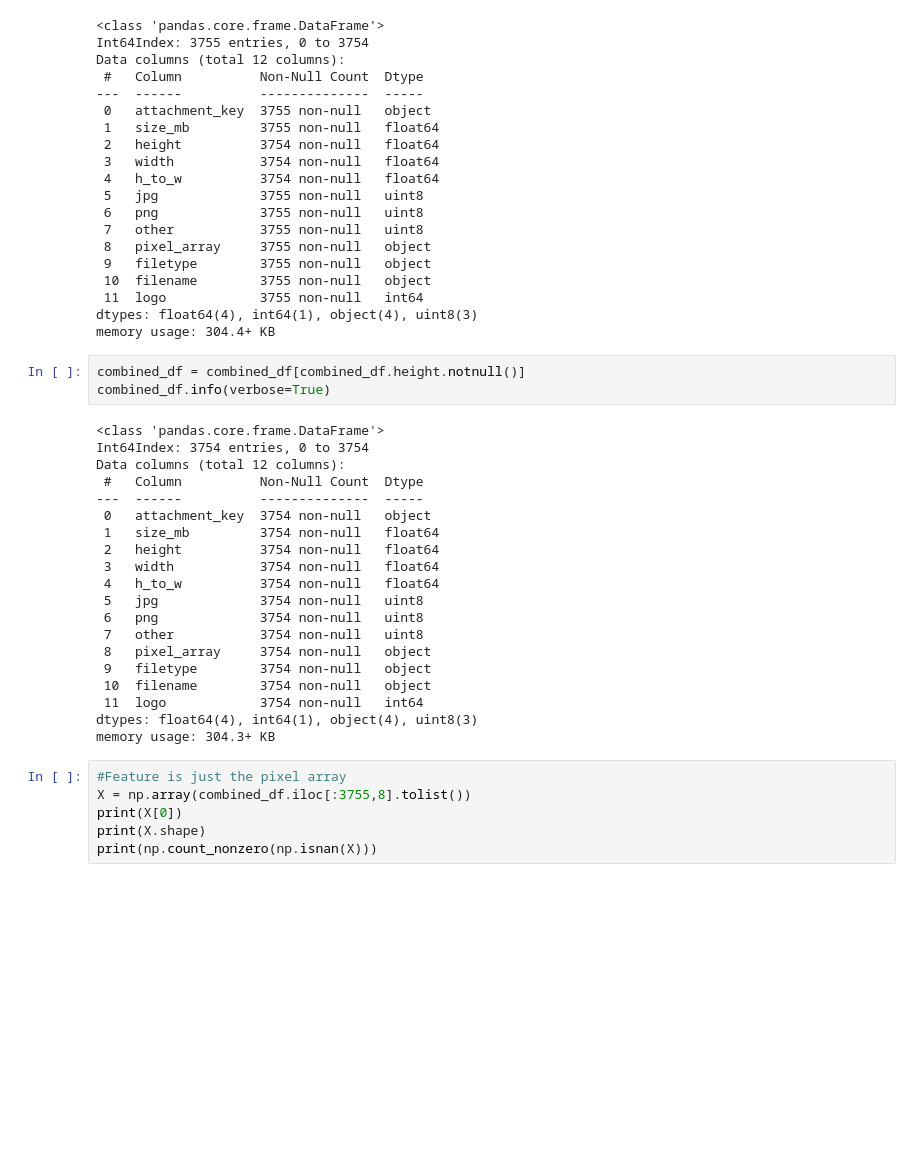
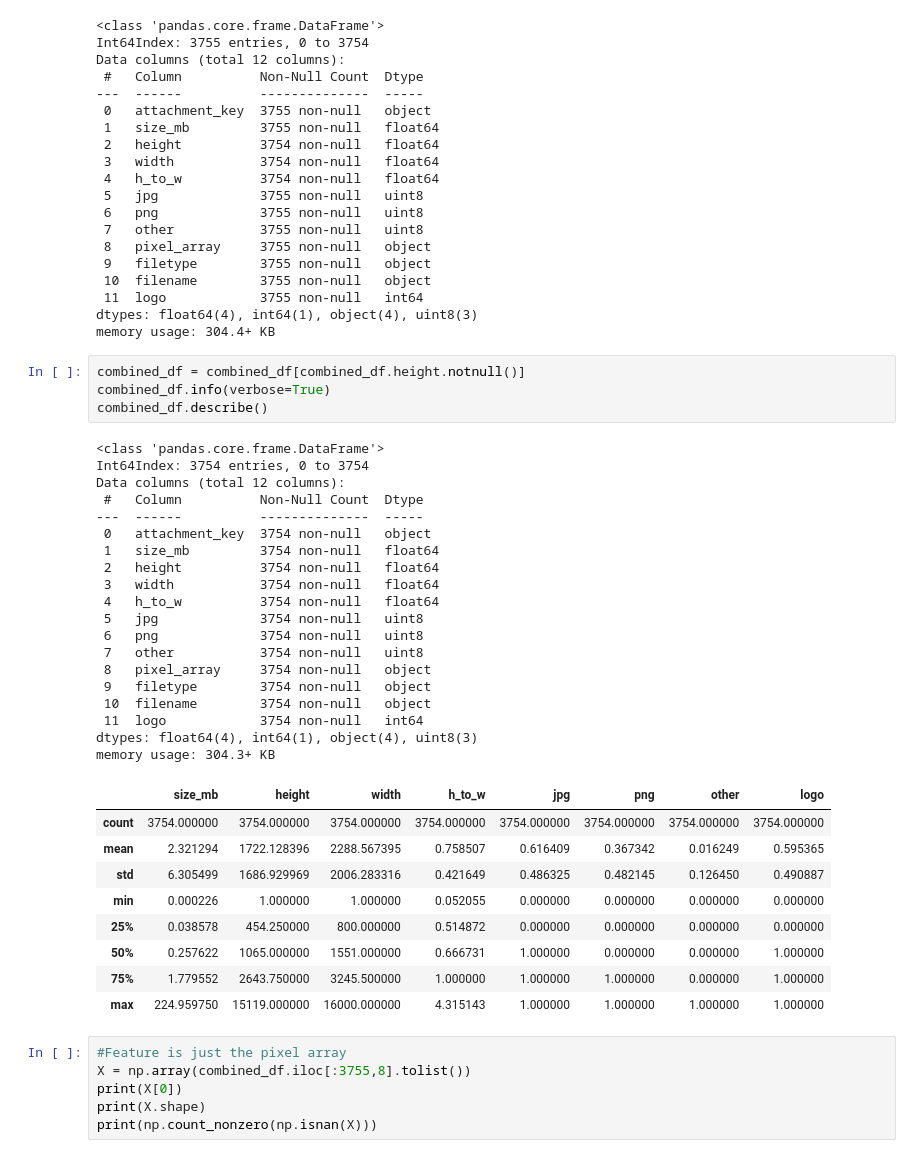
Before and after one commit to lauraherman22/w207_final_project, a Jupyter notebook: Final_Project_ET.ipynb, the cells around one changed output. Cells and saved outputs as stored; diff of their text form; blank space fills up the shorter version.

```diff
--- a/Final_Project_ET.ipynb
+++ b/Final_Project_ET.ipynb
@@ -177,26 +179,36 @@ memory usage: 304.4+ KB
 # %%
 combined_df = combined_df[combined_df.height.notnull()]
 combined_df.info(verbose=True)
+combined_df.describe()
 # %% [output]
 <class 'pandas.core.frame.DataFrame'>
 Int64Index: 3754 entries, 0 to 3754
 Data columns (total 12 columns):
  #   Column          Non-Null Count  Dtype
 ---  ------          --------------  -----
  0   attachment_key  3754 non-null   object
  1   size_mb         3754 non-null   float64
  2   height          3754 non-null   float64
  3   width           3754 non-null   float64
  4   h_to_w          3754 non-null   float64
  5   jpg             3754 non-null   uint8
  6   png             3754 non-null   uint8
  7   other           3754 non-null   uint8
  8   pixel_array     3754 non-null   object
  9   filetype        3754 non-null   object
  10  filename        3754 non-null   object
  11  logo            3754 non-null   int64
 dtypes: float64(4), int64(1), object(4), uint8(3)
 memory usage: 304.3+ KB
+|  | size_mb | height | width | h_to_w | jpg | png | other | logo |
+| count | 3754.000000 | 3754.000000 | 3754.000000 | 3754.000000 | 3754.000000 | 3754.000000 | 3754.000000 | 3754.000000 |
+| mean | 2.321294 | 1722.128396 | 2288.567395 | 0.758507 | 0.616409 | 0.367342 | 0.016249 | 0.595365 |
+| std | 6.305499 | 1686.929969 | 2006.283316 | 0.421649 | 0.486325 | 0.482145 | 0.126450 | 0.490887 |
+| min | 0.000226 | 1.000000 | 1.000000 | 0.052055 | 0.000000 | 0.000000 | 0.000000 | 0.000000 |
+| 25% | 0.038578 | 454.250000 | 800.000000 | 0.514872 | 0.000000 | 0.000000 | 0.000000 | 0.000000 |
+| 50% | 0.257622 | 1065.000000 | 1551.000000 | 0.666731 | 1.000000 | 0.000000 | 0.000000 | 1.000000 |
+| 75% | 1.779552 | 2643.750000 | 3245.500000 | 1.000000 | 1.000000 | 1.000000 | 0.000000 | 1.000000 |
+| max | 224.959750 | 15119.000000 | 16000.000000 | 4.315143 | 1.000000 | 1.000000 | 1.000000 | 1.000000 |
 # %%
 #Feature is just the pixel array
 X = np.array(combined_df.iloc[:3755,8].tolist())
```
Also changed, not shown: parts of 21 cells of this notebook.
